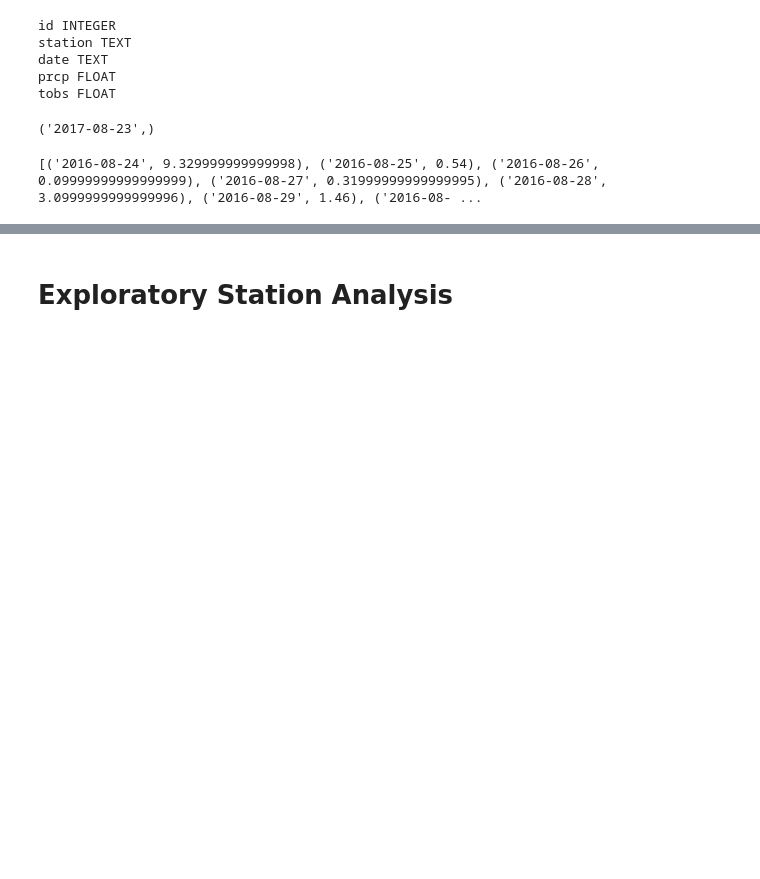
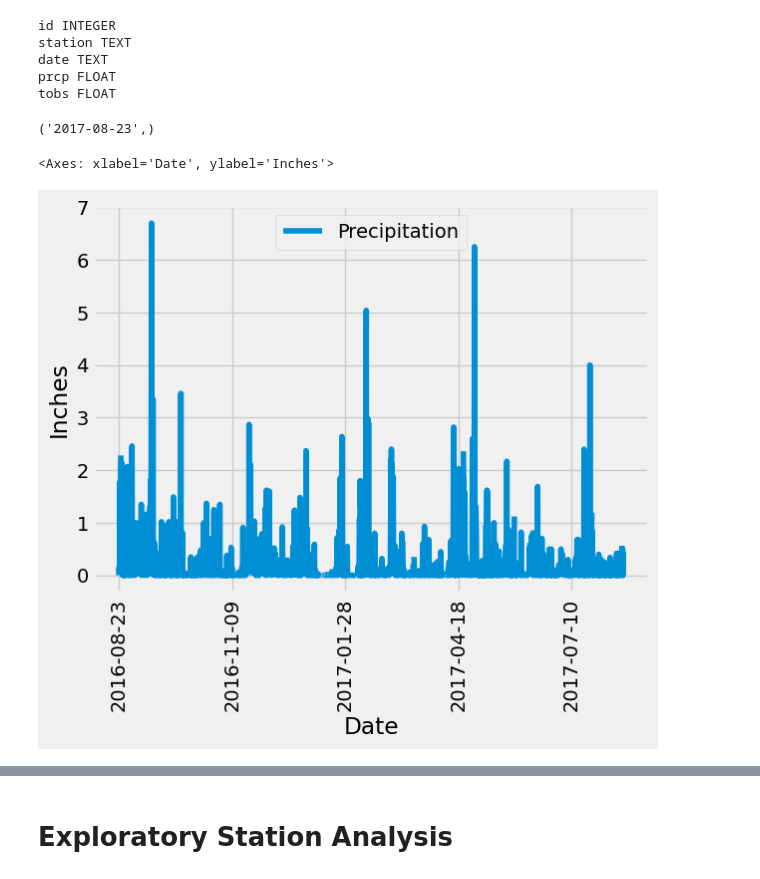
Before and after one commit to daniklafrance/sqlalchemy_challenge, a Jupyter notebook: climate_starter.ipynb, the cells around one changed output, grey strips where cells are left out. Saved outputs shown, nothing was run; the diff lists cells and outputs as text; code cells hidden in the pictures; blank space fills up the shorter version.

```diff
--- a/climate_starter.ipynb
+++ b/climate_starter.ipynb
@@ -57,20 +57,25 @@ session.query(measurement.date).order_by(measurement.date.desc()).first()
 # %%
 # Design a query to retrieve the last 12 months of precipitation data and plot the results.
 # Starting from the most recent data point in the database.
 latest_date = dt.date(2017, 8, 23)
+
 # Calculate the date one year from the last date in data set.
-query_date = latest_date - dt.timedelta(days=365)
-# Perform a query to retrieve the data and precipitation scores
-query_data = session.query(measurement.date, func.sum(measurement.prcp)).\
+query_date = latest_date - dt.timedelta(days=366)
+
+# Perform a query to retrieve the data and precipitation scores (sorted by date)
+query_data = session.query(measurement.date, measurement.prcp).\
     filter(measurement.date > query_date).\
-    group_by(measurement.date).\
     order_by(measurement.date).all()
+
 # Save the query results as a Pandas DataFrame. Explicitly set the column names
-
-# Sort the dataframe by date
+column_names = ["Date", "Precipitation"]
+query_df = pd.DataFrame(query_data, columns=column_names)
+query_df.set_index("Date", inplace=True)
 
 # Use Pandas Plotting with Matplotlib to plot the data
+query_df.plot(xlabel="Date", ylabel="Inches", rot=90)
 # %% [output]
-[('2016-08-24', 9.329999999999998), ('2016-08-25', 0.54), ('2016-08-26', 0.09999999999999999), ('2016-08-27', 0.31999999999999995), ('2016-08-28', 3.0999999999999996), ('2016-08-29', 1.46), ('2016-08- ...
+<Axes: xlabel='Date', ylabel='Inches'>
+[figure, added]
 # %%
 # Use Pandas to calculate the summary statistics for the precipitation data
```
Also changed, not shown: parts of 5 cells of this notebook.
